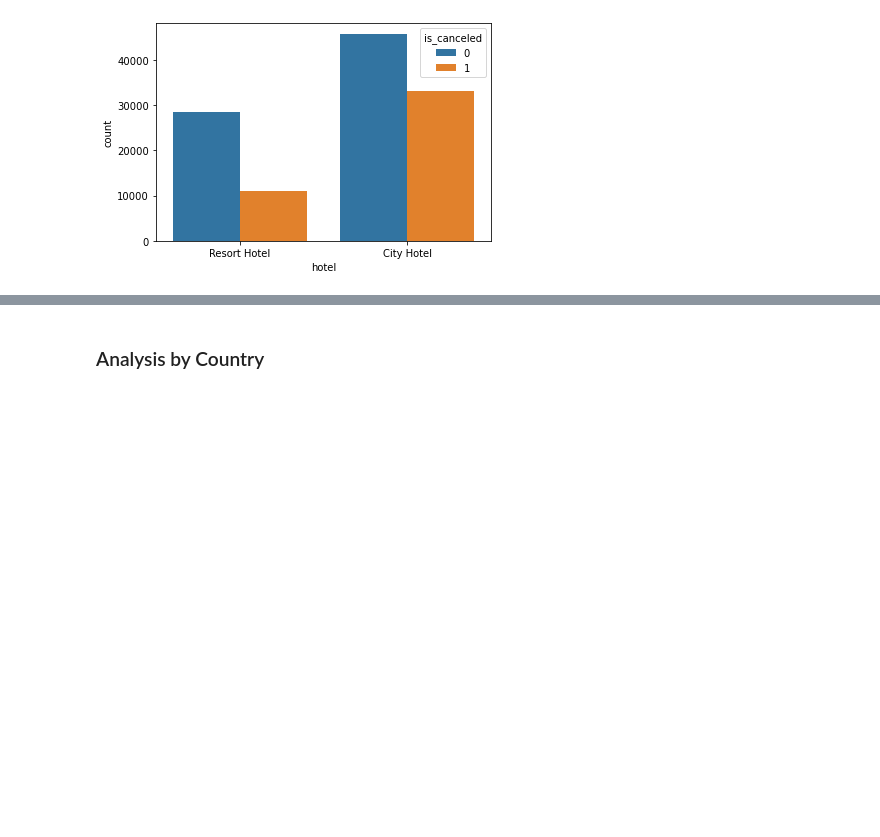
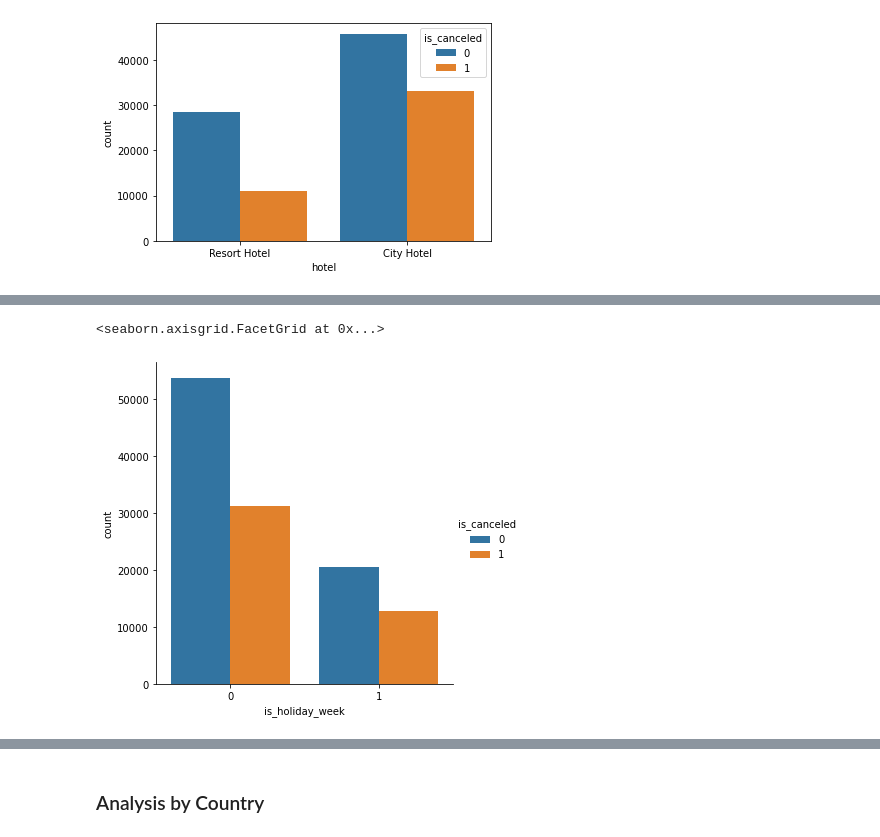
Before and after one commit to elainecorcoran1/UCDProject, a Jupyter notebook: hotel_bookings_notebook.ipynb, the cells around one changed output, grey strips where cells are left out. Cells and saved outputs as stored; diff of their text form; code cells hidden in the pictures; blank space fills up the shorter version.

```diff
--- a/hotel_bookings_notebook.ipynb
+++ b/hotel_bookings_notebook.ipynb
@@ -213,3 +213,13 @@ memory usage: 944.0+ bytes
 len(holidays_portugal)
 # %% [output]
 51
+# %%
+# Add 2 columns: holiday_week_number, holiday_year
+# Want to join on week/year
+holidays_portugal["holiday_date+1"] = holidays_portugal["holiday_date"]+timedelta(days=1)
+holidays_portugal["holiday_week_number"] = holidays_portugal["holiday_date+1"].dt.isocalendar().week
+holidays_portugal["holiday_year"] = holidays_portugal["holiday_date+1"].dt.isocalendar().year
+holidays_portugal
+
+#t1 = datetime.datetime.now()
+#t1.strftime("%U")
@@ -515,0 +567,5 @@ sns.countplot(data = hotel_bookings, x = 'hotel', hue = 'is_canceled')
+# %%
+sns.catplot(data=hotel_bookings, x="is_holiday_week", kind = "count", hue="is_canceled")
+# %% [output]
+<seaborn.axisgrid.FacetGrid at 0x...>
+[figure, added]
```
Also changed, not shown: parts of 21 cells of this notebook.
